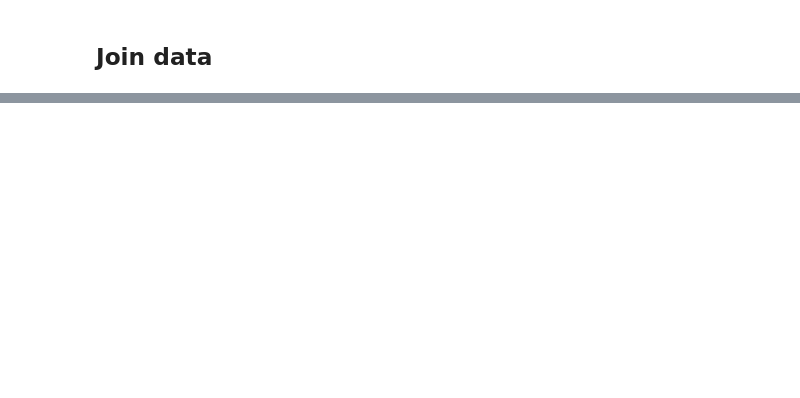
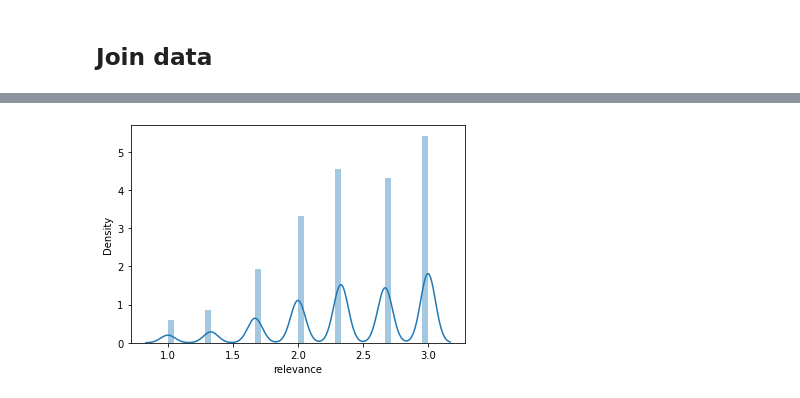
Before and after one commit to lcesaratto/Kaggle-HomeDepot, a Jupyter notebook: 1-EDA & Feature Engineering.ipynb, the cells around one changed output, grey strips where cells are left out. Drawn from its saved outputs; the diff is of its cells as text; code cells hidden in the pictures; blank space fills up the shorter version.

```diff
--- a/1-EDA & Feature Engineering.ipynb
+++ b/1-EDA & Feature Engineering.ipynb
@@ -151,0 +221,7 @@ pd.concat([train, attributes, product_descriptions], axis=1)
+# %%
+import seaborn as sns
+
+sns.distplot(train['relevance'], kde=True)
+plt.show()
+# %% [output]
+[figure, added]
```
Also changed, not shown: parts of 23 cells of this notebook, 1 other file.
